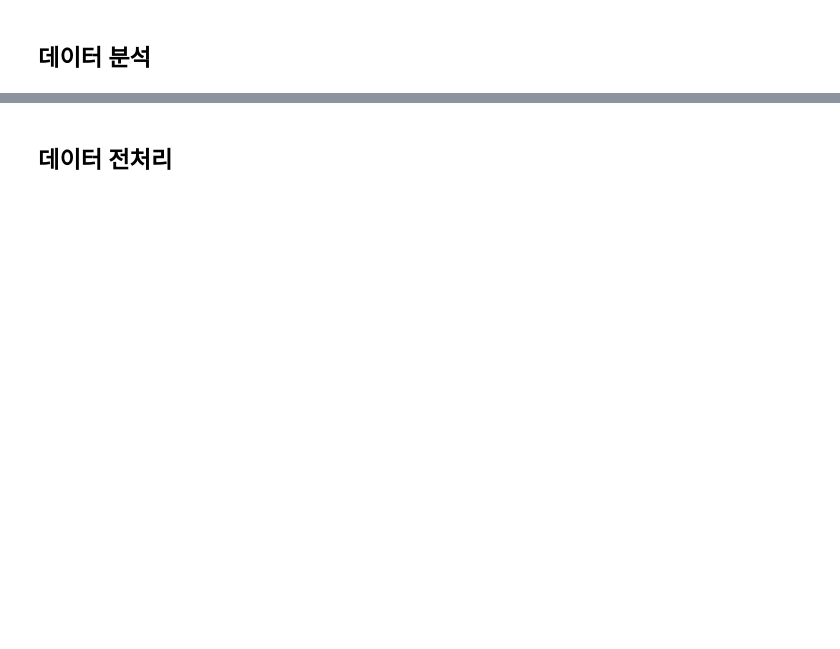
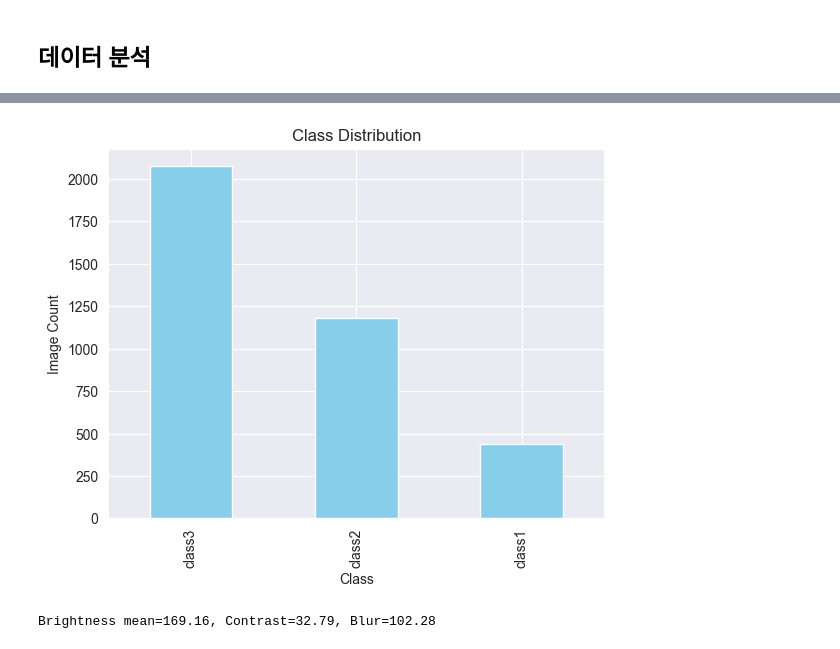
Before and after one commit to youngin0902/dress_classification, a Jupyter notebook: dataset.ipynb, the cells around one changed output, grey strips where cells are left out. Cells and saved outputs as stored; diff of their text form; code cells hidden in the pictures; blank space fills up the shorter version.

```diff
--- a/dataset.ipynb
+++ b/dataset.ipynb
@@ -111,2 +79,23 @@ print(f"\n✅ Total elapsed time: {time.perf_counter() - t0:.2f} seconds")
-# %% [markdown]
-## 데이터 전처리
+# %%
+import matplotlib.pyplot as plt
+df['label'].value_counts().plot(kind='bar', color='skyblue')
+plt.title("Class Distribution")
+plt.xlabel("Class")
+plt.ylabel("Image Count")
+plt.show()
+# %% [output]
+[figure, added]
+# %%
+import numpy as np, cv2
+brightness, contrast, blur = [], [], []
+sample = df.sample(50, random_state=0)['path']
+
+for p in sample:
+    img = np.array(Image.open(p).convert('L'))
+    brightness.append(np.mean(img))
+    contrast.append(np.std(img))
+    blur.append(cv2.LaplaciaSn(img, cv2.CV_64F).var())
+
+print(f"Brightness mean={np.mean(brightness):.2f}, Contrast={np.mean(contrast):.2f}, Blur={np.mean(blur):.2f}")
+# %% [output]
+Brightness mean=169.16, Contrast=32.79, Blur=102.28
```
Also changed, not shown: parts of 5 cells of this notebook, 1 other file.
